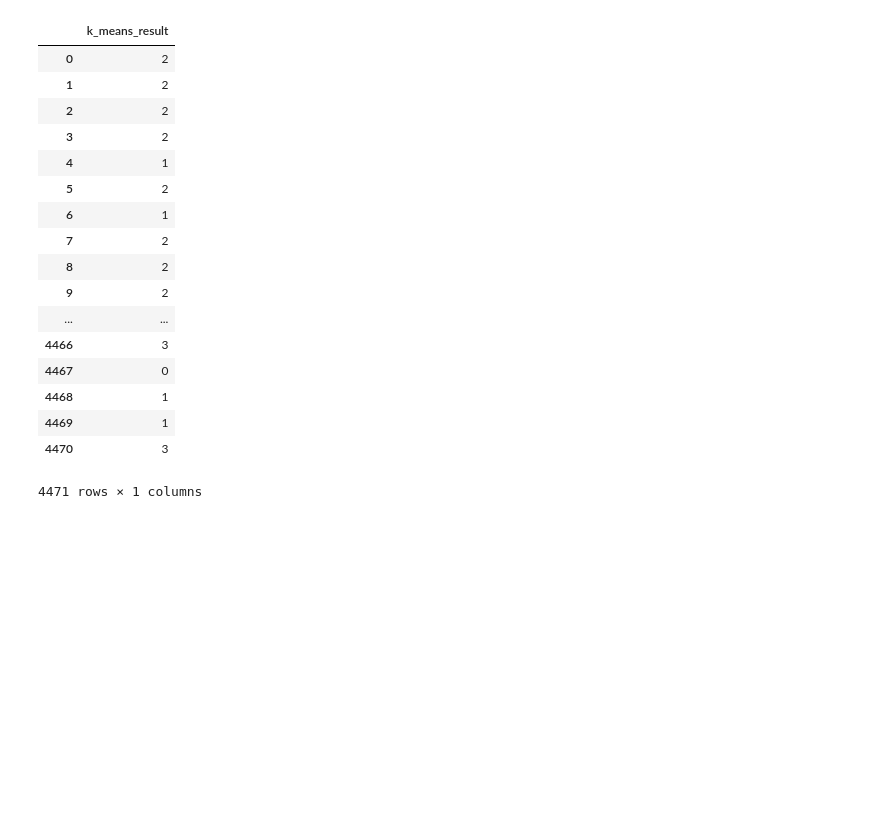
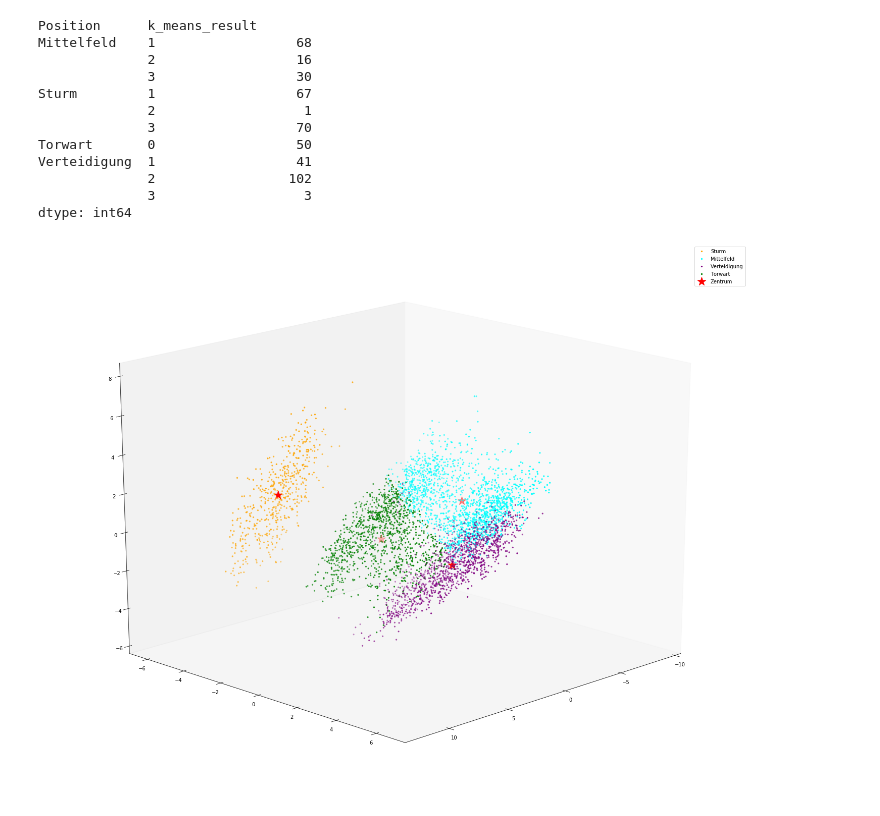
Before and after one commit to pkeil/Bundesligaspieler_Classifier, a Jupyter notebook: BL_DimRed.ipynb, the cells around one changed output. Drawn from its saved outputs; the diff is of its cells as text; code cells hidden in the pictures; blank space fills up the shorter version.

```diff
--- a/BL_DimRed.ipynb
+++ b/BL_DimRed.ipynb
@@ -85,26 +144,61 @@ Verteidigung       0.98      0.93      0.96       148
 # %%
 from sklearn.cluster import KMeans
 k_means = KMeans(n_clusters=4, random_state=0)
-k_means = k_means.fit(X)
-X_k_means = k_means.predict(X)
-X_k_means = pd.DataFrame(X_k_means, columns=['k_means_result'], index=X.index)
-X_k_means
+k_means = k_means.fit(X_pca_train)
+y_k_means = k_means.predict(X_pca_test)
+y_k_means = pd.DataFrame(y_k_means, columns=['k_means_result'], index=y_pca_test.index)
+y_k_means
+y_test_1 = y_pca_test.join(y_k_means, how='left')
+y_test_1.groupby(['Position','k_means_result']).size()
 # %% [output]
-|  | k_means_result |
-| 0 | 2 |
-| 1 | 2 |
-| 2 | 2 |
-| 3 | 2 |
-| 4 | 1 |
-| 5 | 2 |
-| 6 | 1 |
-| 7 | 2 |
-| 8 | 2 |
-| 9 | 2 |
-| ... | ... |
-| 4466 | 3 |
-| 4467 | 0 |
-| 4468 | 1 |
-| 4469 | 1 |
-| 4470 | 3 |
-4471 rows × 1 columns
+Position      k_means_result
+Mittelfeld    1                  68
+              2                  16
+              3                  30
+Sturm         1                  67
+              2                   1
+              3                  70
+Torwart       0                  50
+Verteidigung  1                  41
+              2                 102
+              3                   3
+dtype: int64
+# %%
+k_means_stats = pd.DataFrame(k_means.predict(X_pca), index=X_pca.index, columns=['k-means Cluster Number'])
+def join_cluster_center(x):
+    return k_means.cluster_centers_[x]
+k_means_stats['Cluster Center'] = k_means_stats['k-means Cluster Number'].apply(join_cluster_center)
+k_means_stats = k_means_stats.join(X_pca, how='left')
+k_means_stats_0=k_means_stats.where(k_means_stats['k-means Cluster Number']==0).dropna()
+k_means_stats_0=np.array(k_means_stats_0[['PC1','PC2','PC3']])
+k_means_stats_1=k_means_stats.where(k_means_stats['k-means Cluster Number']==1).dropna()
+k_means_stats_1=np.array(k_means_stats_1[['PC1','PC2','PC3']])
+k_means_stats_2=k_means_stats.where(k_means_stats['k-means Cluster Number']==2).dropna()
+k_means_stats_2=np.array(k_means_stats_2[['PC1','PC2','PC3']])
+k_means_stats_3=k_means_stats.where(k_means_stats['k-means Cluster Number']==3).dropna()
+k_means_stats_3=np.array(k_means_stats_3[['PC1','PC2','PC3']])
+#PCA_Datapoints = np.array(k_means_stats[['PC1','PC2','PC3']])
+#k_means_stats['PCA Datapoints']=PCA_Datapoints.tolist()
+#k_means_stats
+#x_dp, y_dp, z_dp = PCA_Datapoints.T
+
+
+#def calc_dist(x):
+# %%
+from matplotlib import pyplot as plt
+from mpl_toolkits.mplot3d import axes3d
+fig = plt.figure(figsize=(25,20))
+ax = fig.gca(projection='3d')
+#ax = fig.add_subplot(1, 1, 1, axisbg="white")
+ax.scatter(k_means_stats_0[:,0], k_means_stats_0[:,1], k_means_stats_0[:,2],color='orange', label='Sturm',s=5)
+ax.scatter(k_means_stats_1[:,0], k_means_stats_1[:,1], k_means_stats_1[:,2],color='cyan', label='Mittelfeld',s=5)
+ax.scatter(k_means_stats_2[:,0], k_means_stats_2[:,1], k_means_stats_2[:,2],color='purple', label='Verteidigung',s=5)
+ax.scatter(k_means_stats_3[:,0], k_means_stats_3[:,1], k_means_stats_3[:,2],color='green', label='Torwart',s=5)
+ax.scatter(k_means.cluster_centers_[:,0], k_means.cluster_centers_[:,1], k_means.cluster_centers_[:,2],color='red',marker='*',s=300, label='Zentrum')
+ax.legend()
+ax.grid(False)
+ax.view_init(20, 45)
+plt.savefig("KMeans.jpg",dpi=500)
+plt.show()
+# %% [output]
+[figure, added]
```
Also changed, not shown: parts of 20 cells of this notebook, 5 other files.
